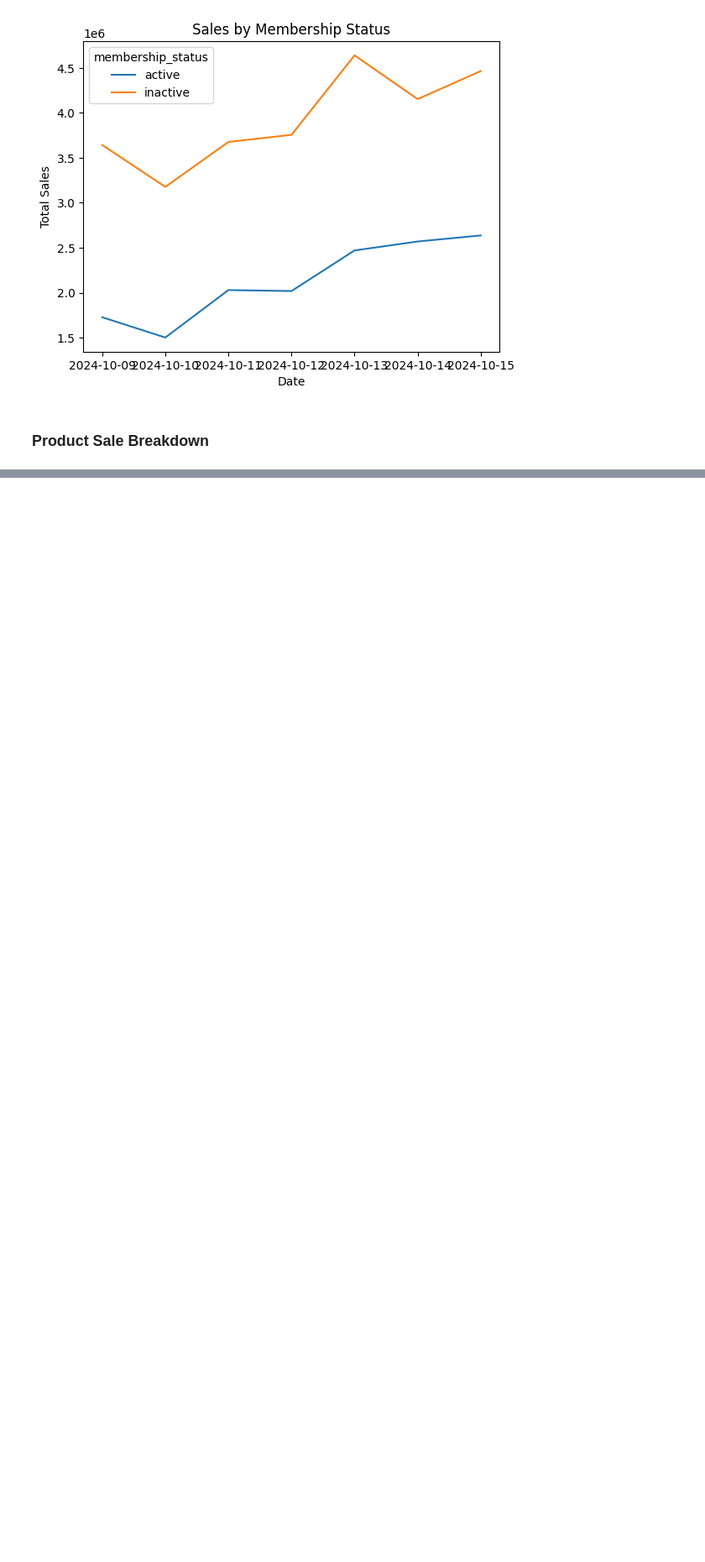
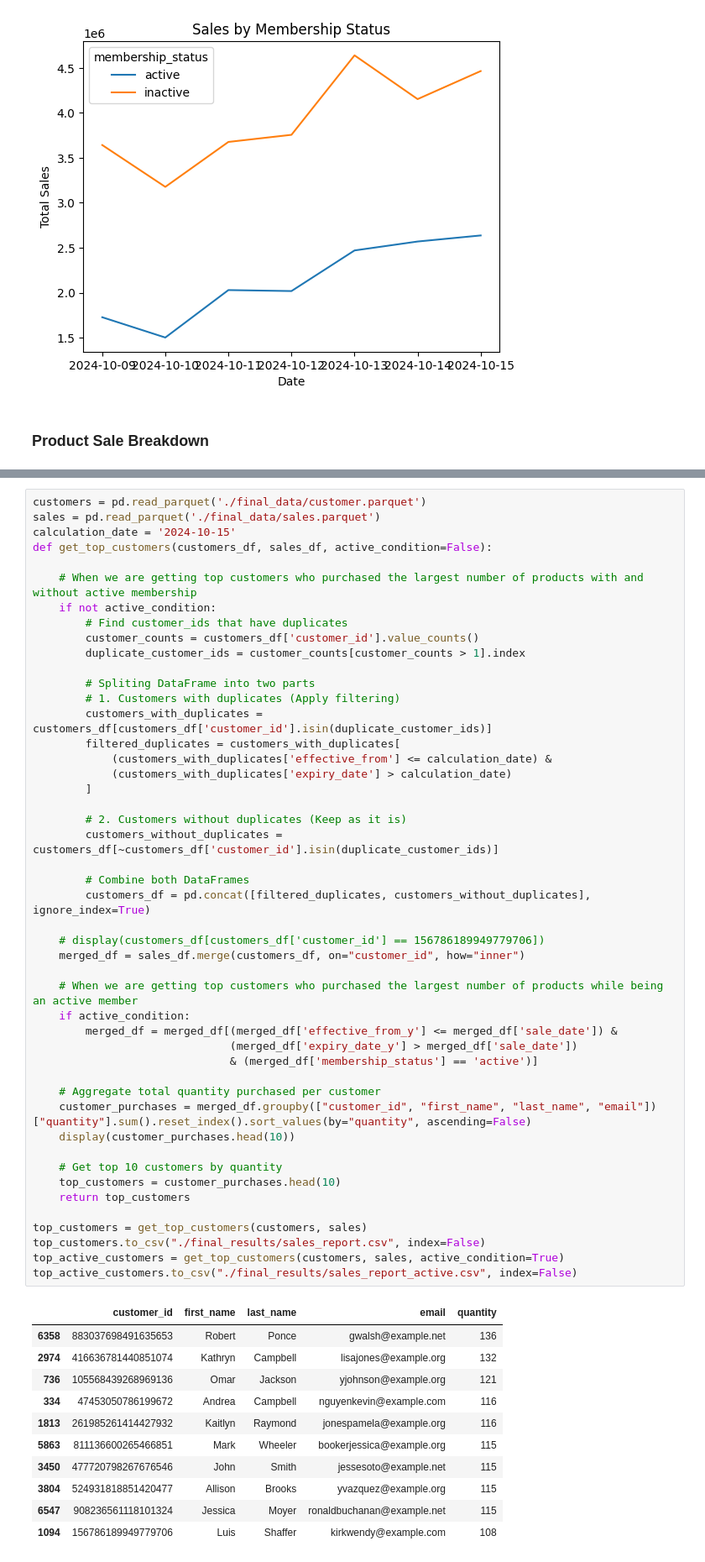
Before and after one commit to Kingshuk-Barua/4d-python-assessment-kingshuk, a Jupyter notebook: workbook.ipynb, the cells around one changed output, grey strips where cells are left out. Shown at 84% size. Cells and saved outputs as stored; diff of their text form; blank space fills up the shorter version.

```diff
--- a/workbook.ipynb
+++ b/workbook.ipynb
@@ -136,0 +140,59 @@ data
+# %%
+customers = pd.read_parquet('./final_data/customer.parquet')
+sales = pd.read_parquet('./final_data/sales.parquet')
+calculation_date = '2024-10-15'
+def get_top_customers(customers_df, sales_df, active_condition=False):
+
+    # When we are getting top customers who purchased the largest number of products with and without active membership
+    if not active_condition:
+        # Find customer_ids that have duplicates
+        customer_counts = customers_df['customer_id'].value_counts()
+        duplicate_customer_ids = customer_counts[customer_counts > 1].index
+
+        # Spliting DataFrame into two parts
+        # 1. Customers with duplicates (Apply filtering)
+        customers_with_duplicates = customers_df[customers_df['customer_id'].isin(duplicate_customer_ids)]
+        filtered_duplicates = customers_with_duplicates[
+            (customers_with_duplicates['effective_from'] <= calculation_date) &
+            (customers_with_duplicates['expiry_date'] > calculation_date)
+        ]
+
+        # 2. Customers without duplicates (Keep as it is)
+        customers_without_duplicates = customers_df[~customers_df['customer_id'].isin(duplicate_customer_ids)]
+
+        # Combine both DataFrames
+        customers_df = pd.concat([filtered_duplicates, customers_without_duplicates], ignore_index=True)
+
+    # display(customers_df[customers_df['customer_id'] == 156786189949779706])
+    merged_df = sales_df.merge(customers_df, on="customer_id", how="inner")
+
+    # When we are getting top customers who purchased the largest number of products while being an active member
+    if active_condition:
+        merged_df = merged_df[(merged_df['effective_from_y'] <= merged_df['sale_date']) &
+                              (merged_df['expiry_date_y'] > merged_df['sale_date'])
+                              & (merged_df['membership_status'] == 'active')]
+
+    # Aggregate total quantity purchased per customer
+    customer_purchases = merged_df.groupby(["customer_id", "first_name", "last_name", "email"])["quantity"].sum().reset_index().sort_values(by="quantity", ascending=False)
+    display(customer_purchases.head(10))
+
+    # Get top 10 customers by quantity
+    top_customers = customer_purchases.head(10)
+    return top_customers
+
+top_customers = get_top_customers(customers, sales)
+top_customers.to_csv("./final_results/sales_report.csv", index=False)
+top_active_customers = get_top_customers(customers, sales, active_condition=True)
+top_active_customers.to_csv("./final_results/sales_report_active.csv", index=False)
+# %% [output]
+|  | customer_id | first_name | last_name | email | quantity |
+| 6358 | 883037698491635653 | Robert | Ponce | gwalsh@example.net | 136 |
+| 2974 | 416636781440851074 | Kathryn | Campbell | lisajones@example.org | 132 |
+| 736 | 105568439268969136 | Omar | Jackson | yjohnson@example.org | 121 |
+| 334 | 47453050786199672 | Andrea | Campbell | nguyenkevin@example.com | 116 |
+| 1813 | 261985261414427932 | Kaitlyn | Raymond | jonespamela@example.org | 116 |
+| 5863 | 811136600265466851 | Mark | Wheeler | bookerjessica@example.org | 115 |
+| 3450 | 477720798267676546 | John | Smith | jessesoto@example.net | 115 |
+| 3804 | 524931818851420477 | Allison | Brooks | yvazquez@example.org | 115 |
+| 6547 | 908236561118101324 | Jessica | Moyer | ronaldbuchanan@example.net | 115 |
+| 1094 | 156786189949779706 | Luis | Shaffer | kirkwendy@example.com | 108 |
```
Also changed, not shown: parts of 5 cells of this notebook, 9 other files.
